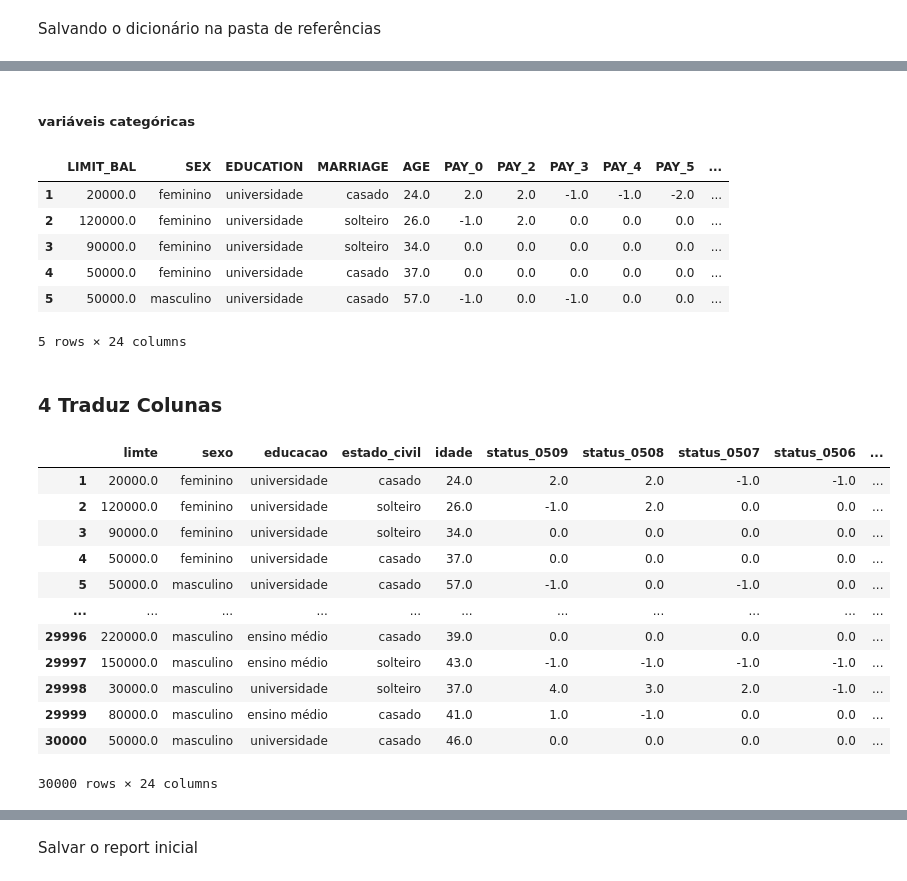
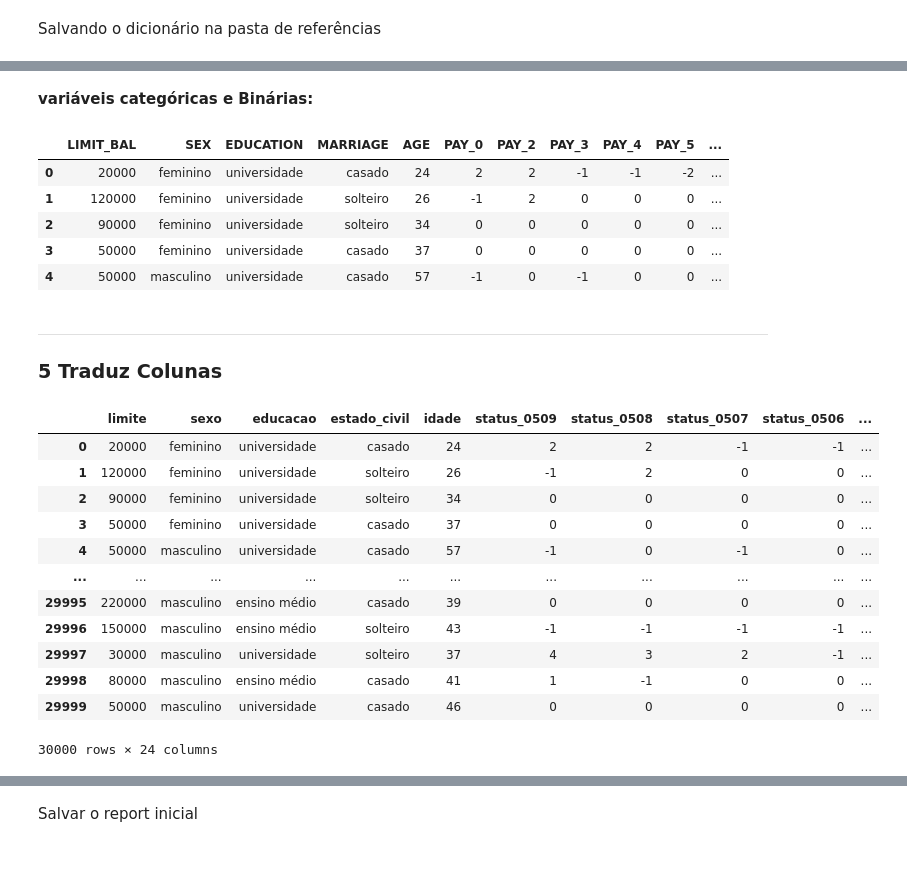
Before and after one commit to atlantico-academy/datagearscore, a Jupyter notebook: notebooks/analise_exploratoria.ipynb, the cells around one changed output, grey strips where cells are left out. Saved outputs shown, nothing was run; the diff lists cells and outputs as text; code cells hidden in the pictures.

```diff
--- a/notebooks/analise_exploratoria.ipynb
+++ b/notebooks/analise_exploratoria.ipynb
@@ -61,7 +67,8 @@ O dicionário de dados contem o nome das colunas, o neme traduzido e descrição
 # %%
 dicionario = df.columns.to_frame(name="Colunas").reset_index(drop=True)
 dicionario["Col_Trad"] = [
-    "limte",
+    "ID",
+    "limite",
     "sexo",
     "educacao",
     "estado_civil",
@@ -86,6 +93,7 @@ dicionario["Col_Trad"] = [
     "pago_0504",
     "mau"]
 dicionario["Descrição"] = [
+    "ID",
     "Limte de Crédito",
     "(1 = masculino; 2 = feminino)",
     "Educação (1 = pós-graduação; 2 = universidade; 3 = ensino médio; 4 = outros)",
@@ -206,3 +255,5 @@ Bináreas:
 
 'default payment next month'
+# %%
+mau = {0: "nao", 1: "sim"}
 # %% [markdown]
@@ -212,3 +266,2 @@ Bináreas:
 # %%
-df[var_ordinais] = df[var_ordinais].astype(float)
-df.info()
+df[var_ordinais] = df[var_ordinais].astype(int)
@@ -233,36 +268,35 @@ memory usage: 5.5+ MB
 # %% [markdown]
-
-
-##### variáveis categóricas
+**variáveis categóricas e Binárias:**
 # %%
 df["SEX"] = df["SEX"].map(sex)
 df["EDUCATION"] = df["EDUCATION"].map(education)
 df["MARRIAGE"] = df["MARRIAGE"].map(mariage)
+df['default payment next month'] = df['default payment next month'].map(mau)
 df.head()
 # %% [output]
 |  | LIMIT_BAL | SEX | EDUCATION | MARRIAGE | AGE | PAY_0 | PAY_2 | PAY_3 | PAY_4 | PAY_5 | ... |
-| 1 | 20000.0 | feminino | universidade | casado | 24.0 | 2.0 | 2.0 | -1.0 | -1.0 | -2.0 | ... |
-| 2 | 120000.0 | feminino | universidade | solteiro | 26.0 | -1.0 | 2.0 | 0.0 | 0.0 | 0.0 | ... |
-| 3 | 90000.0 | feminino | universidade | solteiro | 34.0 | 0.0 | 0.0 | 0.0 | 0.0 | 0.0 | ... |
-| 4 | 50000.0 | feminino | universidade | casado | 37.0 | 0.0 | 0.0 | 0.0 | 0.0 | 0.0 | ... |
-| 5 | 50000.0 | masculino | universidade | casado | 57.0 | -1.0 | 0.0 | -1.0 | 0.0 | 0.0 | ... |
+| 0 | 20000 | feminino | universidade | casado | 24 | 2 | 2 | -1 | -1 | -2 | ... |
+| 1 | 120000 | feminino | universidade | solteiro | 26 | -1 | 2 | 0 | 0 | 0 | ... |
+| 2 | 90000 | feminino | universidade | solteiro | 34 | 0 | 0 | 0 | 0 | 0 | ... |
+| 3 | 50000 | feminino | universidade | casado | 37 | 0 | 0 | 0 | 0 | 0 | ... |
+| 4 | 50000 | masculino | universidade | casado | 57 | -1 | 0 | -1 | 0 | 0 | ... |
-5 rows × 24 columns
 # %% [markdown]
-### 4 Traduz Colunas
+____________
+### 5 Traduz Colunas
 # %%
-df.columns = dicionario['Col_Trad'].to_list()
+df.columns = dicionario['Col_Trad'].to_list()[1:]
 df
 # %% [output]
-|  | limte | sexo | educacao | estado_civil | idade | status_0509 | status_0508 | status_0507 | status_0506 | ... |
-| 1 | 20000.0 | feminino | universidade | casado | 24.0 | 2.0 | 2.0 | -1.0 | -1.0 | ... |
-| 2 | 120000.0 | feminino | universidade | solteiro | 26.0 | -1.0 | 2.0 | 0.0 | 0.0 | ... |
-| 3 | 90000.0 | feminino | universidade | solteiro | 34.0 | 0.0 | 0.0 | 0.0 | 0.0 | ... |
-| 4 | 50000.0 | feminino | universidade | casado | 37.0 | 0.0 | 0.0 | 0.0 | 0.0 | ... |
-| 5 | 50000.0 | masculino | universidade | casado | 57.0 | -1.0 | 0.0 | -1.0 | 0.0 | ... |
+|  | limite | sexo | educacao | estado_civil | idade | status_0509 | status_0508 | status_0507 | status_0506 | ... |
+| 0 | 20000 | feminino | universidade | casado | 24 | 2 | 2 | -1 | -1 | ... |
+| 1 | 120000 | feminino | universidade | solteiro | 26 | -1 | 2 | 0 | 0 | ... |
+| 2 | 90000 | feminino | universidade | solteiro | 34 | 0 | 0 | 0 | 0 | ... |
+| 3 | 50000 | feminino | universidade | casado | 37 | 0 | 0 | 0 | 0 | ... |
+| 4 | 50000 | masculino | universidade | casado | 57 | -1 | 0 | -1 | 0 | ... |
 | ... | ... | ... | ... | ... | ... | ... | ... | ... | ... | ... |
-| 29996 | 220000.0 | masculino | ensino médio | casado | 39.0 | 0.0 | 0.0 | 0.0 | 0.0 | ... |
-| 29997 | 150000.0 | masculino | ensino médio | solteiro | 43.0 | -1.0 | -1.0 | -1.0 | -1.0 | ... |
-| 29998 | 30000.0 | masculino | universidade | solteiro | 37.0 | 4.0 | 3.0 | 2.0 | -1.0 | ... |
-| 29999 | 80000.0 | masculino | ensino médio | casado | 41.0 | 1.0 | -1.0 | 0.0 | 0.0 | ... |
-| 30000 | 50000.0 | masculino | universidade | casado | 46.0 | 0.0 | 0.0 | 0.0 | 0.0 | ... |
+| 29995 | 220000 | masculino | ensino médio | casado | 39 | 0 | 0 | 0 | 0 | ... |
+| 29996 | 150000 | masculino | ensino médio | solteiro | 43 | -1 | -1 | -1 | -1 | ... |
+| 29997 | 30000 | masculino | universidade | solteiro | 37 | 4 | 3 | 2 | -1 | ... |
+| 29998 | 80000 | masculino | ensino médio | casado | 41 | 1 | -1 | 0 | 0 | ... |
+| 29999 | 50000 | masculino | universidade | casado | 46 | 0 | 0 | 0 | 0 | ... |
 30000 rows × 24 columns
```
Also changed, not shown: parts of 67 cells of this notebook.
